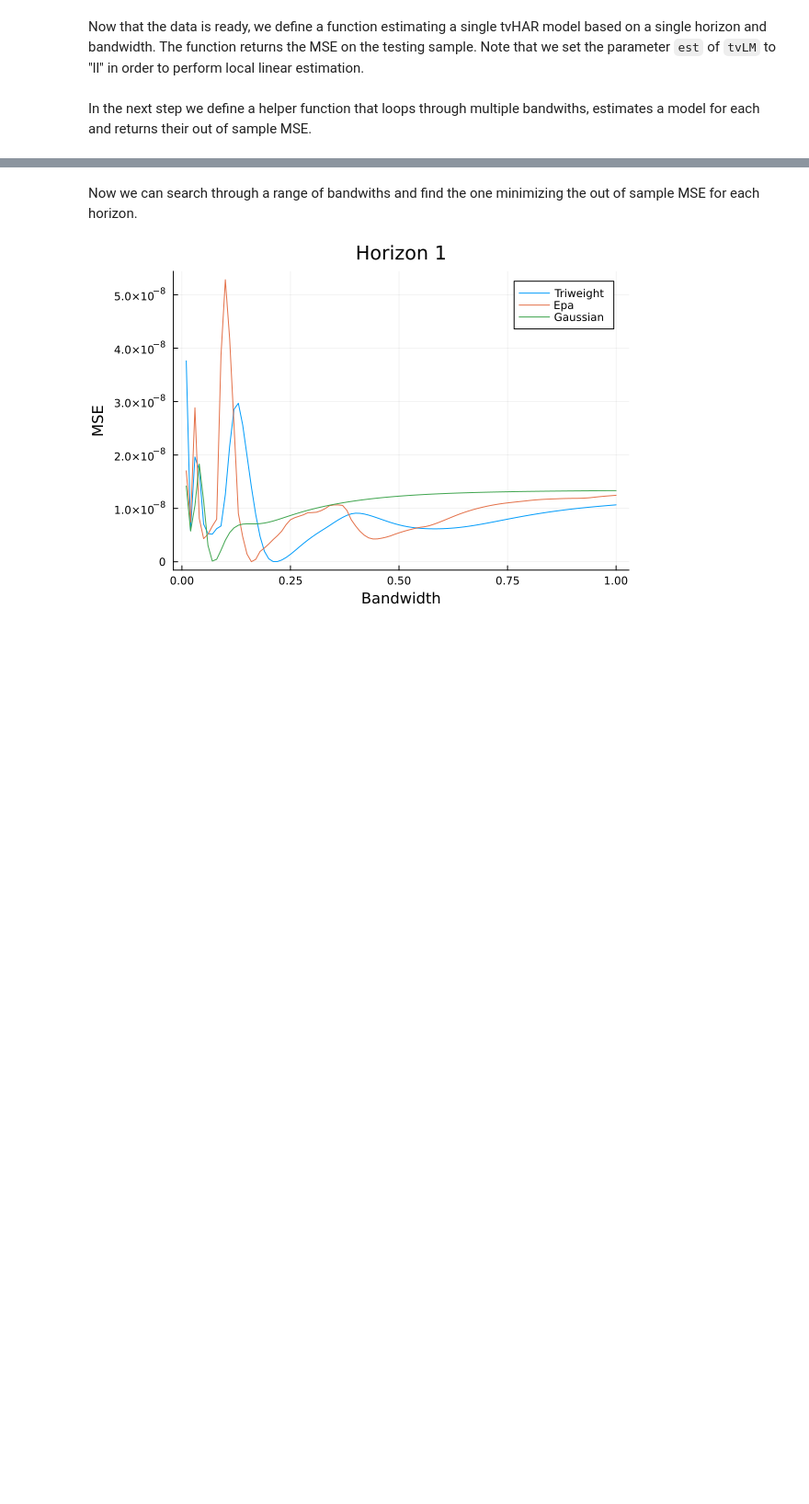
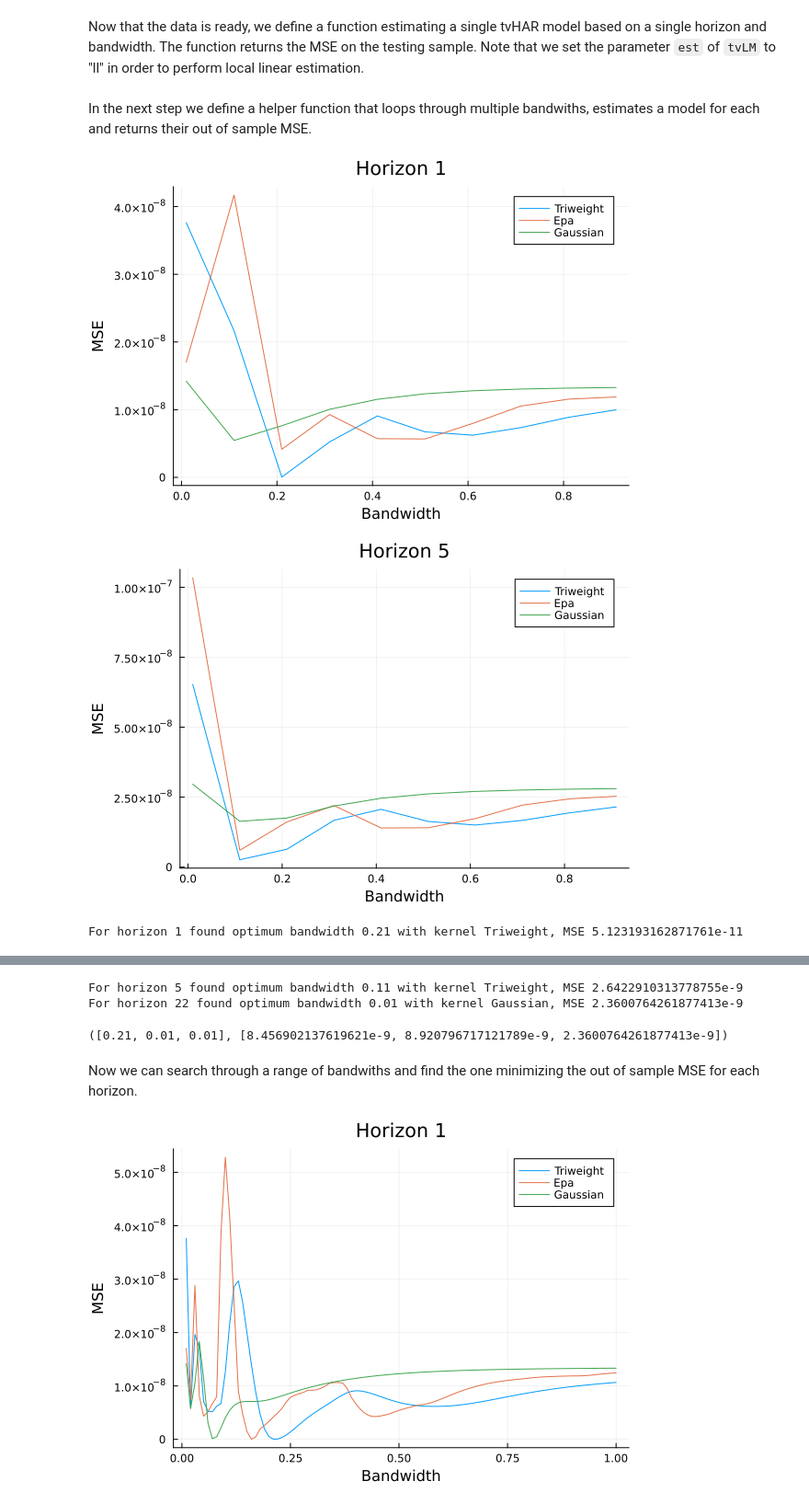
Before and after one commit to Matyas-Mattanelli/Financial-Econometrics-II, a Jupyter notebook: Project2.ipynb, the cells around one changed output, grey strips where cells are left out. Shown at 92% size. Drawn from its saved outputs; the diff is of its cells as text; code cells hidden in the pictures; blank space fills up the shorter version.

Commit message:
Removed my old stuff, fixed bug in part A - missing horizon arg. in get_best_bw

```diff
--- a/Project2.ipynb
+++ b/Project2.ipynb
@@ -168,3 +159,14 @@ function get_best_bw(min_bw, max_bw, step; horizon = 1, predictors = predictors,
         return bws[argmin(MSEs)], minimum(MSEs) #Return the best bandwidth along with its MSE
     end
 end;
+# %%
+#Horizon 1
+optimum_hor_1 = get_best_bw(0.01, 1, 0.1)
+#Horizon 5
+optimum_hor_5 = get_best_bw(0.01, 1, 0.1; horizon = 5, predictors = predictors[begin:(end - 4), :], target = target_5)
+#Horizon 22
+optimum_hor_22 =  get_best_bw(0.01, 1, 0.1; horizon = 22, predictors = predictors[begin:(end - 21), :], target = target_22)
+# %% [output]
+[figure, added]
+[figure, added]
+For horizon 1 found optimum bandwidth 0.21 with kernel Triweight, MSE 5.123193162871761e-11
@@ -171,3 +174,6 @@ end;
+For horizon 5 found optimum bandwidth 0.11 with kernel Triweight, MSE 2.6422910313778755e-9
+For horizon 22 found optimum bandwidth 0.01 with kernel Gaussian, MSE 2.3600764261877413e-9
+([0.21, 0.01, 0.01], [8.456902137619621e-9, 8.920796717121789e-9, 2.3600764261877413e-9])
 # %% [markdown]
 Now we can search through a range of bandwiths and find the one minimizing the out of sample MSE for each horizon.
 # %%
```
Also changed, not shown: parts of 12 cells of this notebook.
